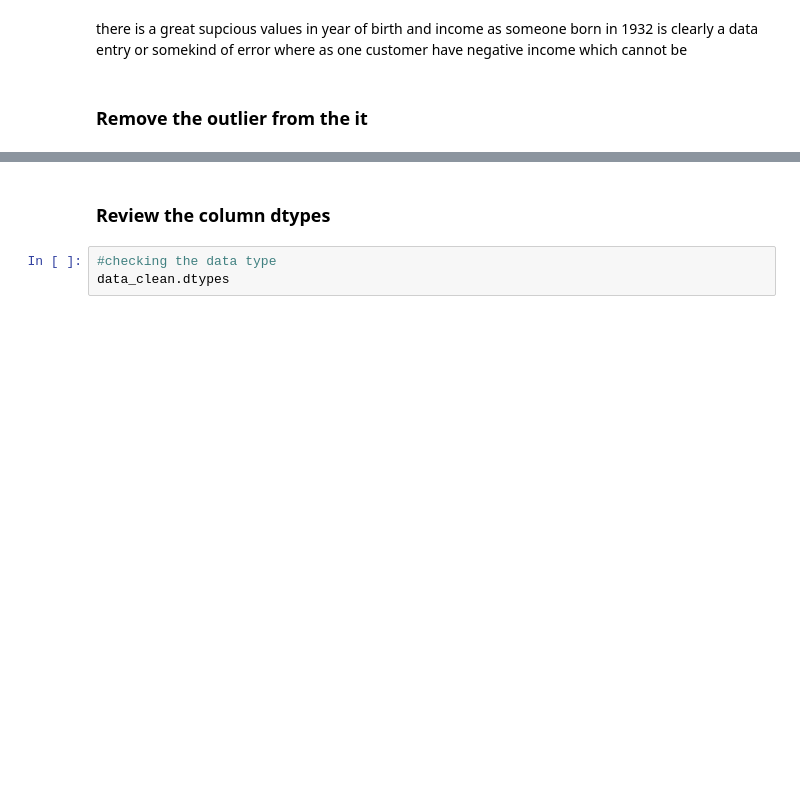
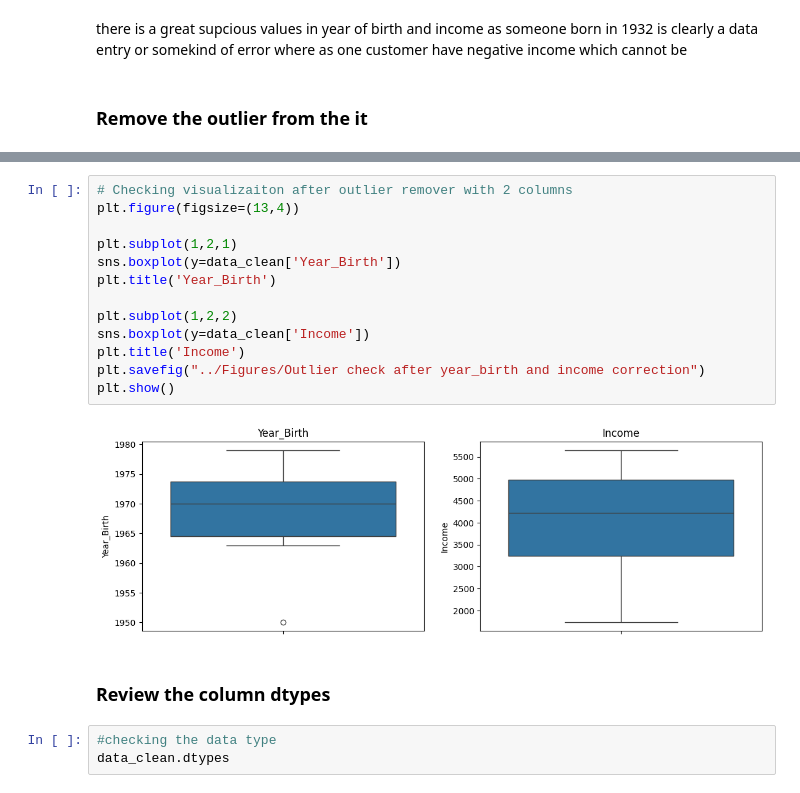
Before and after one commit to suzzzel5/Marketing-Campagain-Analysis, a Jupyter notebook: notebooks/02_data_cleaning_transformation.ipynb, the cells around one changed output, grey strips where cells are left out. Drawn from its saved outputs; the diff is of its cells as text; blank space fills up the shorter version.

```diff
--- a/notebooks/02_data_cleaning_transformation.ipynb
+++ b/notebooks/02_data_cleaning_transformation.ipynb
@@ -225,3 +225,18 @@ Rows removed                  : 4
+# %%
+# Checking visualizaiton after outlier remover with 2 columns
+plt.figure(figsize=(13,4))
+
+plt.subplot(1,2,1)
+sns.boxplot(y=data_clean['Year_Birth'])
+plt.title('Year_Birth')
+
+plt.subplot(1,2,2)
+sns.boxplot(y=data_clean['Income'])
+plt.title('Income')
+plt.savefig("../Figures/Outlier check after year_birth and income correction")
+plt.show()
+# %% [output]
+[figure, added]
 # %% [markdown]
 ### Review the column dtypes
 # %%
```
Also changed, not shown: parts of 1 cell of this notebook.
